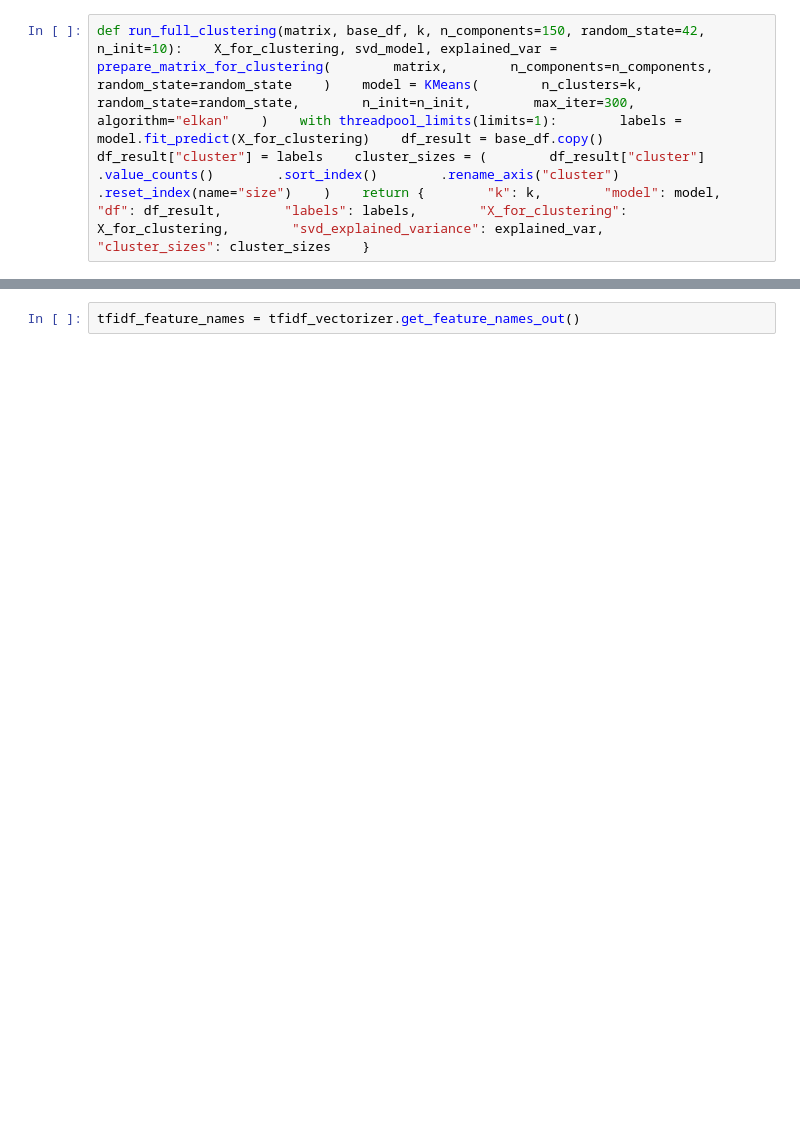
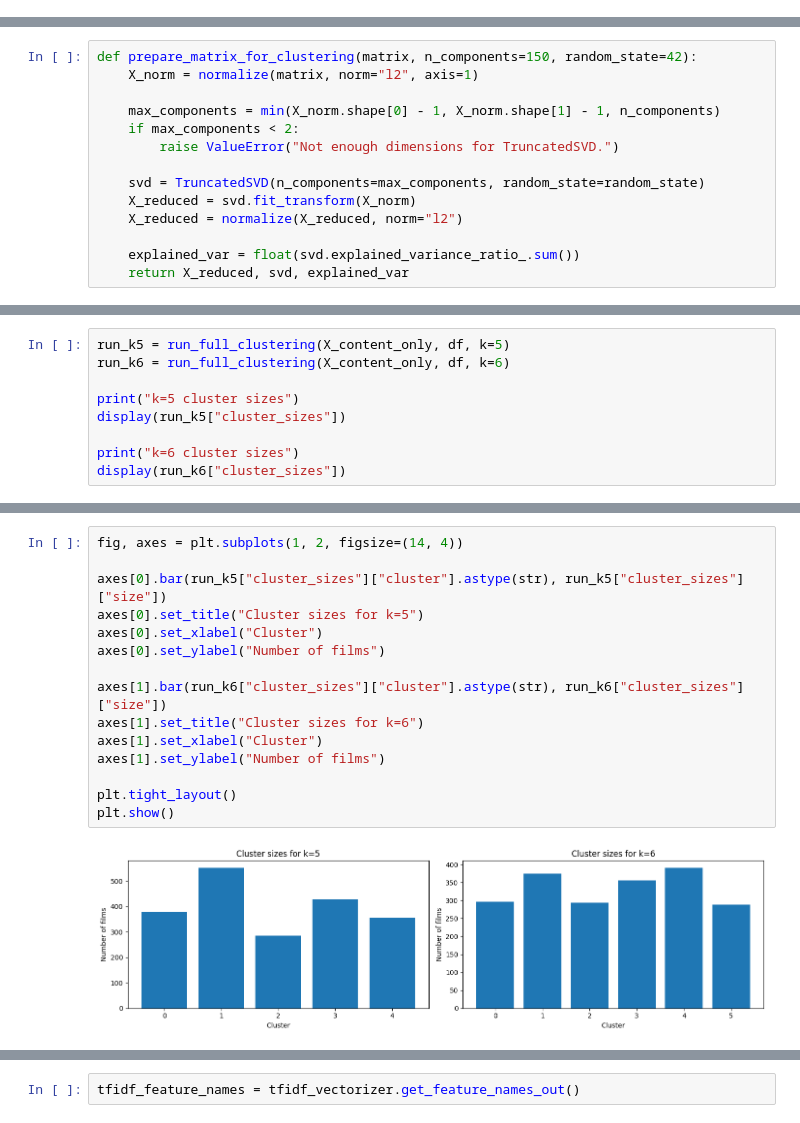
Before and after one commit to GeorgiosLoulakis/Analytics2Action, a Jupyter notebook: notebooks/text-clustering/02_tfidf_to_clustering_content_only.ipynb, the cells around one changed output, grey strips where cells are left out. Drawn from its saved outputs; the diff is of its cells as text; blank space fills up the shorter version.

```diff
--- a/notebooks/text-clustering/02_tfidf_to_clustering_content_only.ipynb
+++ b/notebooks/text-clustering/02_tfidf_to_clustering_content_only.ipynb
@@ -31,2 +0,0 @@ eval_plot = evaluation_content_only.sort_values("k")fig, axes = plt.subplots(1,
-# %%
-def run_full_clustering(matrix, base_df, k, n_components=150, random_state=42, n_init=10):    X_for_clustering, svd_model, explained_var = prepare_matrix_for_clustering(        matrix,        n_components=n_components,        random_state=random_state    )    model = KMeans(        n_clusters=k,        random_state=random_state,        n_init=n_init,        max_iter=300,        algorithm="elkan"    )    with threadpool_limits(limits=1):        labels = model.fit_predict(X_for_clustering)    df_result = base_df.copy()    df_result["cluster"] = labels    cluster_sizes = (        df_result["cluster"]        .value_counts()        .sort_index()        .rename_axis("cluster")        .reset_index(name="size")    )    return {        "k": k,        "model": model,        "df": df_result,        "labels": labels,        "X_for_clustering": X_for_clustering,        "svd_explained_variance": explained_var,        "cluster_sizes": cluster_sizes    }
@@ -38,0 +135,14 @@ fig, axes = plt.subplots(1, 2, figsize=(14, 4))axes[0].bar(run_k5["cluster_sizes
+# %%
+def prepare_matrix_for_clustering(matrix, n_components=150, random_state=42):
+    X_norm = normalize(matrix, norm="l2", axis=1)
+
+    max_components = min(X_norm.shape[0] - 1, X_norm.shape[1] - 1, n_components)
+    if max_components < 2:
+        raise ValueError("Not enough dimensions for TruncatedSVD.")
+
+    svd = TruncatedSVD(n_components=max_components, random_state=random_state)
+    X_reduced = svd.fit_transform(X_norm)
+    X_reduced = normalize(X_reduced, norm="l2")
+
+    explained_var = float(svd.explained_variance_ratio_.sum())
+    return X_reduced, svd, explained_var
@@ -38,0 +314,9 @@ fig, axes = plt.subplots(1, 2, figsize=(14, 4))axes[0].bar(run_k5["cluster_sizes
+# %%
+run_k5 = run_full_clustering(X_content_only, df, k=5)
+run_k6 = run_full_clustering(X_content_only, df, k=6)
+
+print("k=5 cluster sizes")
+display(run_k5["cluster_sizes"])
+
+print("k=6 cluster sizes")
+display(run_k6["cluster_sizes"])
@@ -38,0 +339,17 @@ fig, axes = plt.subplots(1, 2, figsize=(14, 4))axes[0].bar(run_k5["cluster_sizes
+# %%
+fig, axes = plt.subplots(1, 2, figsize=(14, 4))
+
+axes[0].bar(run_k5["cluster_sizes"]["cluster"].astype(str), run_k5["cluster_sizes"]["size"])
+axes[0].set_title("Cluster sizes for k=5")
+axes[0].set_xlabel("Cluster")
+axes[0].set_ylabel("Number of films")
+
+axes[1].bar(run_k6["cluster_sizes"]["cluster"].astype(str), run_k6["cluster_sizes"]["size"])
+axes[1].set_title("Cluster sizes for k=6")
+axes[1].set_xlabel("Cluster")
+axes[1].set_ylabel("Number of films")
+
+plt.tight_layout()
+plt.show()
+# %% [output]
+[figure, added]
```
Also changed, not shown: parts of 40 cells of this notebook, 10 other files.
